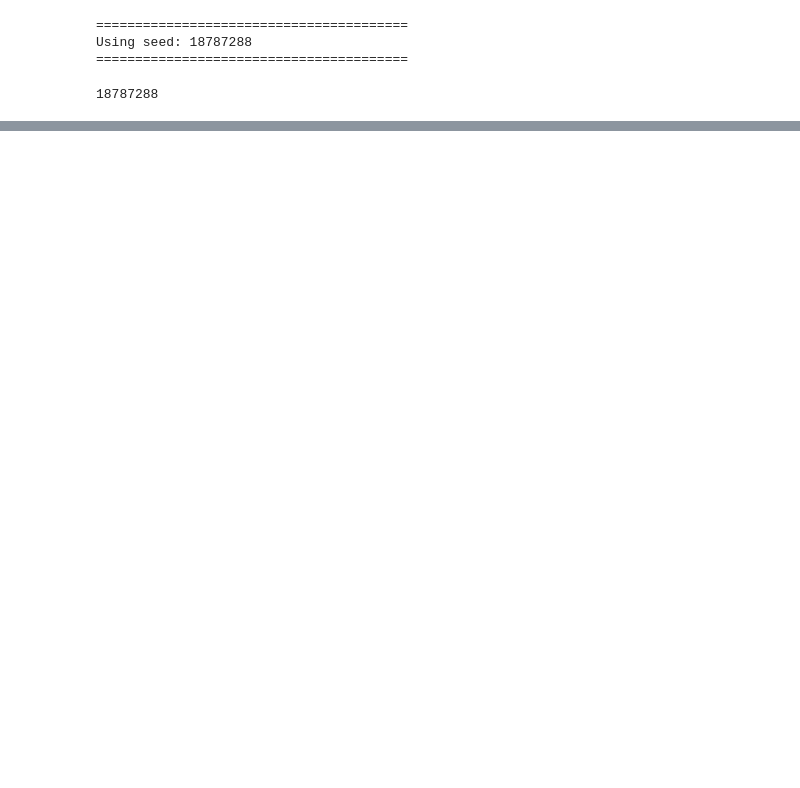
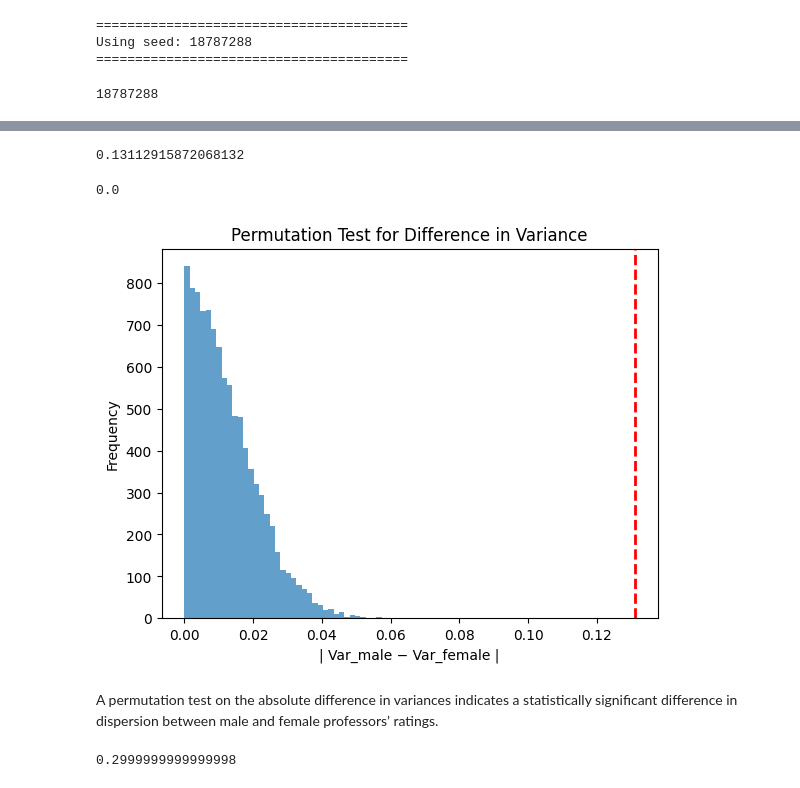
Before and after one commit to paolacalle/ape-capstone, a Jupyter notebook: analysis/q2.ipynb, the cells around one changed output, grey strips where cells are left out. Saved outputs shown, nothing was run; the diff lists cells and outputs as text; code cells hidden in the pictures; blank space fills up the shorter version.

```diff
--- a/analysis/q2.ipynb
+++ b/analysis/q2.ipynb
@@ -27,5 +27,6 @@ Using seed: 18787288
 18787288
 # %%
 loader.initial_setup()
-loader.add_gender_code(loader.cleaned_df)
+cleaned_df = loader.add_gender_code(loader.cleaned_df)
+cleaned_df.columns
 # %% [output]
@@ -44,0 +49,55 @@ loader.add_gender_code(loader.cleaned_df)
+# %%
+ratings = cleaned_df['avg_rating'].to_numpy()
+gender = cleaned_df['gender_code'].to_numpy()
+# %%
+# ddof means Delta Degrees of Freedom
+# we do this because we want the divisor to be N - 1
+
+var_male = np.var(ratings[gender == 0], ddof=1)
+var_female = np.var(ratings[gender == 1], ddof=1)
+
+obs_stat = np.abs(var_male - var_female)
+obs_stat
+# %% [output]
+0.13112915872068132
+# %%
+n_perms = 10000
+perm_stats = np.zeros(n_perms)
+
+for i in range(n_perms):
+    perm_gender = np.random.permutation(gender)
+
+    perm_var_m = np.var(ratings[perm_gender == 0], ddof=1) # male
+    perm_var_f = np.var(ratings[perm_gender == 1], ddof=1) # female
+
+    perm_stats[i] = np.abs(perm_var_m - perm_var_f)
+# %%
+p_value = np.mean(perm_stats >= obs_stat)
+p_value
+# %% [output]
+0.0
+# %%
+import matplotlib.pyplot as plt
+
+plt.hist(perm_stats, bins=40, alpha=0.7)
+plt.axvline(obs_stat, color='red', linestyle='--', linewidth=2)
+plt.xlabel("| Var_male − Var_female |")
+plt.ylabel('Frequency')
+plt.title('Permutation Test for Difference in Variance')
+plt.show()
+# %% [output]
+[figure, added]
+# %% [markdown]
+A permutation test on the absolute difference in variances indicates a statistically significant difference in dispersion between male and female professors’ ratings.
+# %%
+def iqr(x):
+    q75, q25 = np.percentile(x, [75, 25])
+    return q75 - q25
+
+iqr_male = iqr(ratings[gender == 0])
+iqr_female = iqr(ratings[gender == 1])
+
+obs_stat = np.abs(iqr_male - iqr_female)
+obs_stat
+# %% [output]
+0.2999999999999998
```
Also changed, not shown: parts of 4 cells of this notebook, 1 other file.
